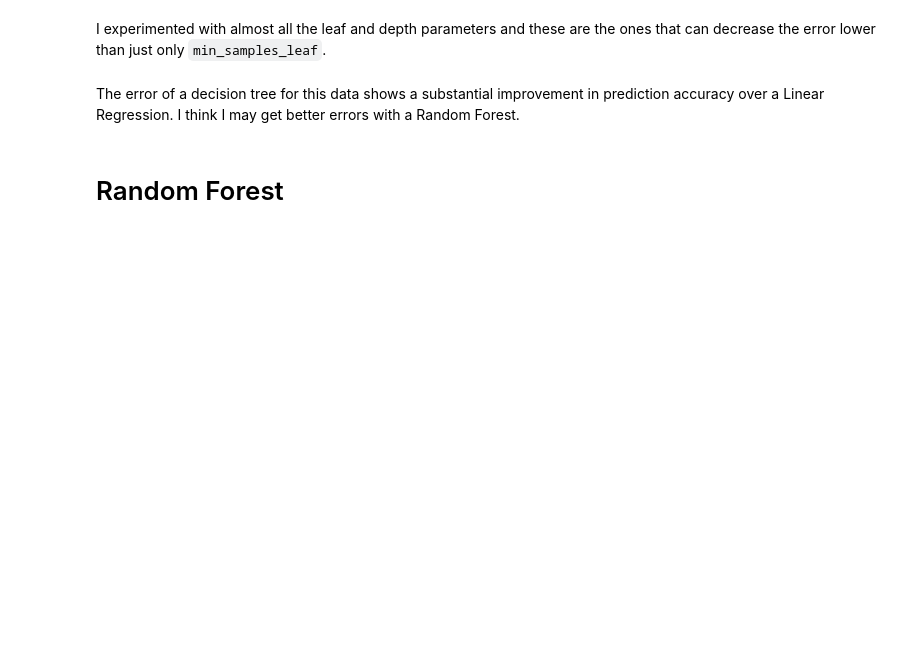
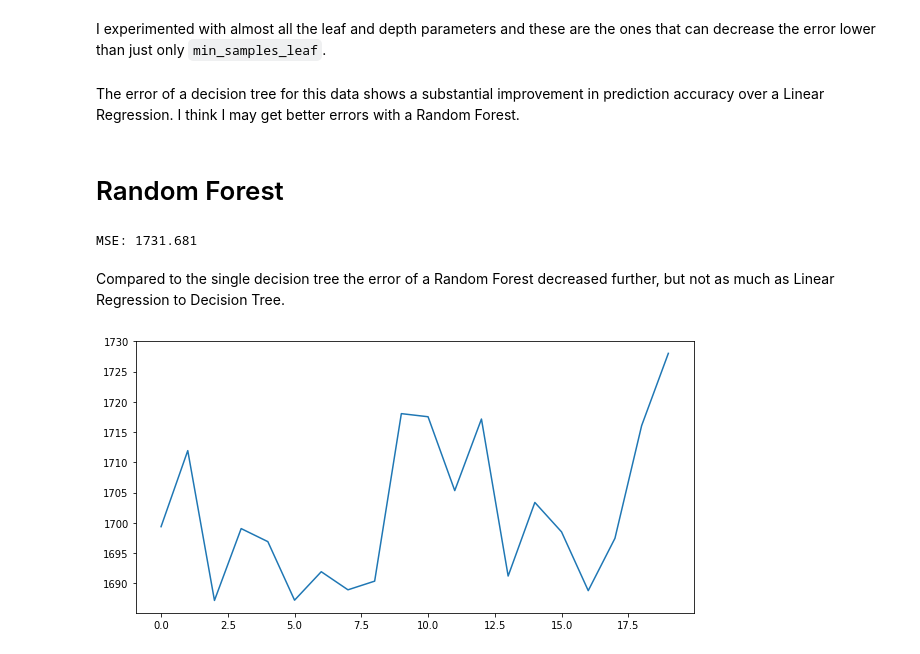
Before and after one commit to chouwwa/Predicting-Bicycle-Rentals, a Jupyter notebook: Predicting Bicycle Rentals.ipynb, the cells around one changed output. Saved outputs shown, nothing was run; the diff lists cells and outputs as text; code cells hidden in the pictures; blank space fills up the shorter version.

Commit message:
Random Forest grid search

```diff
--- a/Predicting Bicycle Rentals.ipynb
+++ b/Predicting Bicycle Rentals.ipynb
@@ -251,3 +255,27 @@ I experimented with almost all the leaf and depth parameters and these are the o
 The error of a decision tree for this data shows a substantial improvement in prediction accuracy over a Linear Regression. I think I may get better errors with a Random Forest.
 # %% [markdown]
 # Random Forest
+# %%
+rfr = RandomForestRegressor()
+results = fit_predict_mse(rfr, features, True)
+# %% [output]
+MSE: 1731.681
+# %% [markdown]
+Compared to the single decision tree the error of a Random Forest decreased further, but not as much as Linear Regression to Decision Tree.
+# %%
+rfr = RandomForestRegressor()
+errors = []
+param_lim = [1680,1700]
+for i in range(param_lim[0], param_lim[1]):
+    rfr = RandomForestRegressor(max_leaf_nodes=i)
+    results = fit_predict_mse(rfr, features, False)
+    errors.append(results[1])
+# %%
+# print(errors[:5])
+
+plt.figure(figsize=(10,5))
+plt.plot(errors)
+
+plt.show()
+# %% [output]
+[figure, added]
```
Also changed, not shown: parts of 10 cells of this notebook.
